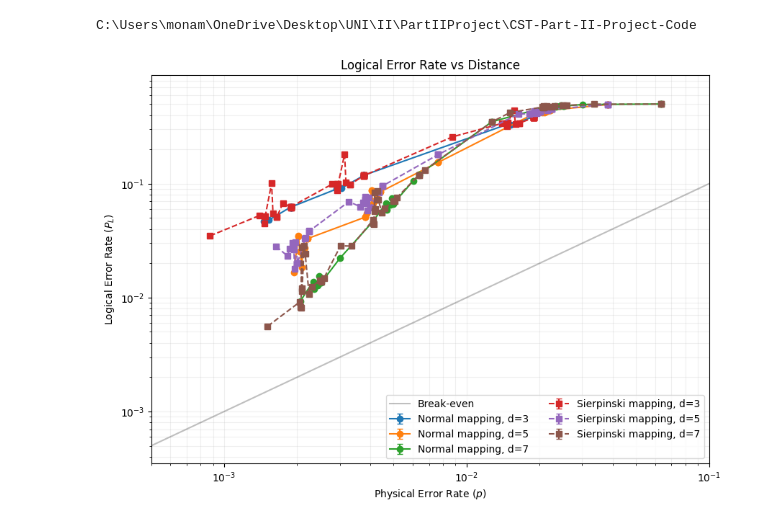
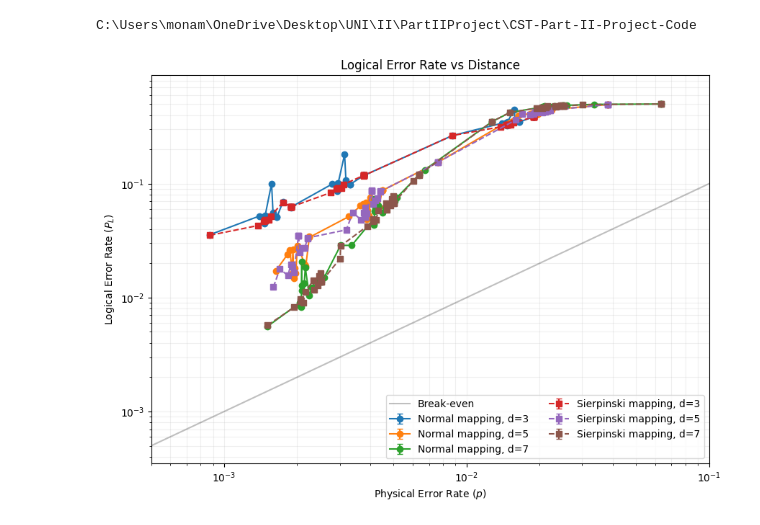
Before and after one commit to monamoeba/CST-Part-II-Project-Code, a Jupyter notebook: color_code_experiments/evaluation_plots.ipynb, the cells around one changed output. Saved outputs shown, nothing was run; the diff lists cells and outputs as text; code cells hidden in the pictures.

```diff
--- a/color_code_experiments/evaluation_plots.ipynb
+++ b/color_code_experiments/evaluation_plots.ipynb
@@ -14,8 +14,8 @@ import json
 # %%
 # want to plot difference between normal + sierpinski mapping - Logical error rate
 
-cc_data_path = r".\data\cc_data_tri_part.json"
-cc_tri_data_path = r".\data\color_code_first_run_data.json"
+cc_data_path = r".\data\new_data\cc_internal_666_half.json"
+cc_tri_data_path = r".\data\new_data\cc_internal_666_sierp.json"
 
 with open(cc_data_path, 'r') as f:
     raw_data = json.load(f)
@@ -118,34 +118,34 @@ for data, name, ls, marker in datasets:
 
         plt.errorbar(
             subset['p'],
             subset['logical_error_rate'],
             yerr=subset['std_err'],
             label=f'{name}, d={d}',
             linestyle=ls,
             marker=marker,
             capsize=3
         )
 
 # --- Styling ---
 plt.xscale('log')
 plt.yscale('log')
 plt.xlabel('Physical Error Rate ($p$)')
 plt.ylabel('Logical Error Rate ($P_L$)')
 plt.xlim(5e-4, 1e-1)
 plt.title('Logical Error Rate vs Distance')
 plt.grid(True, which="both", alpha=0.2)
 
 # Break-even line
 lims = [
     min(plt.xlim()[0], plt.ylim()[0]),
     max(plt.xlim()[1], plt.ylim()[1])
 ]
 plt.plot(lims, lims, 'k-', alpha=0.25, label='Break-even')
 
 plt.legend(ncol=2)
 plt.show()
 # %% [output]
-[figure, old version]
+[figure, new version]
 # %%
 # want to plot difference between normal + sierpinski mapping - Operations
 
```
Also changed, not shown: parts of 6 cells of this notebook, 4 other files.
